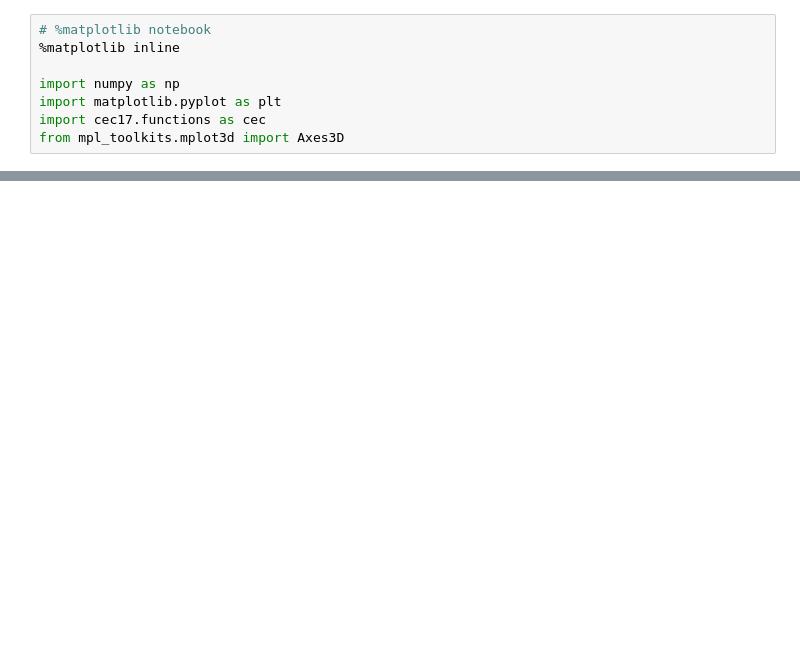
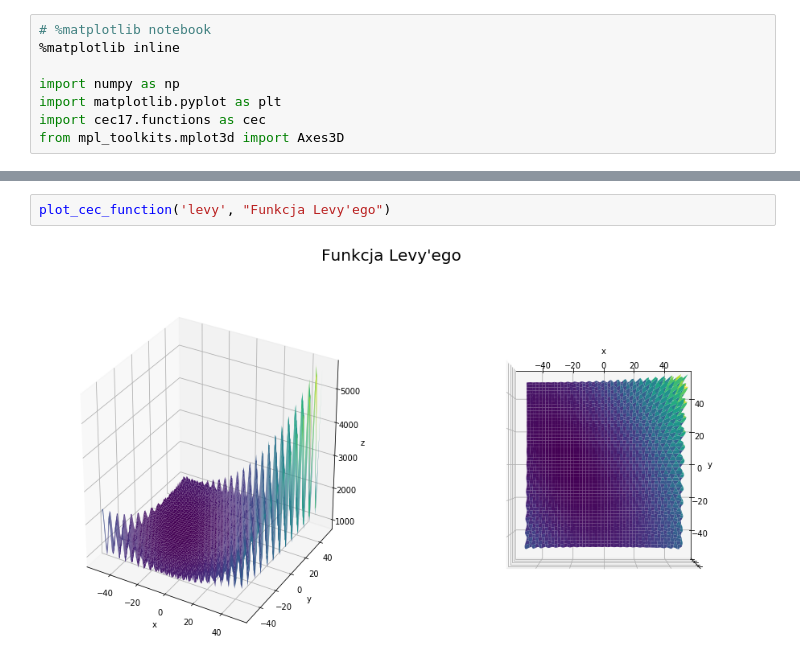
Before and after one commit to adamnapieralski/pszt-evolutionary-cauchy-searching, a Jupyter notebook: cec17_functions.ipynb, the cells around one changed output, grey strips where cells are left out. Saved outputs shown, nothing was run; the diff lists cells and outputs as text; blank space fills up the shorter version.

```diff
--- a/cec17_functions.ipynb
+++ b/cec17_functions.ipynb
@@ -63,0 +57,4 @@ plot_cec_function('schwefel', xy_range=(-50, 50))
+# %%
+plot_cec_function('levy', "Funkcja Levy'ego")
+# %% [output]
+[figure, added]
```
Also changed, not shown: parts of 11 cells of this notebook, 22 other files.
